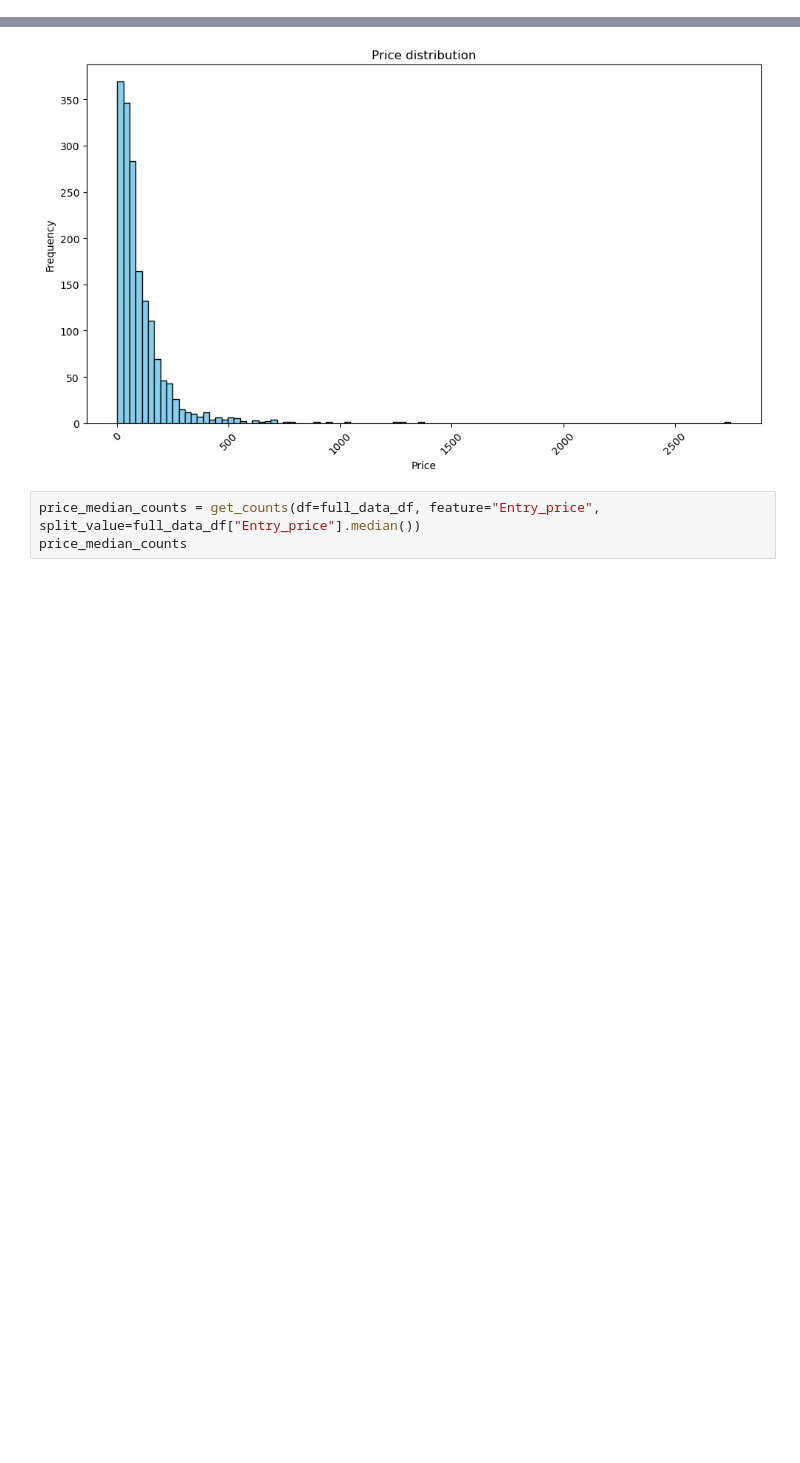
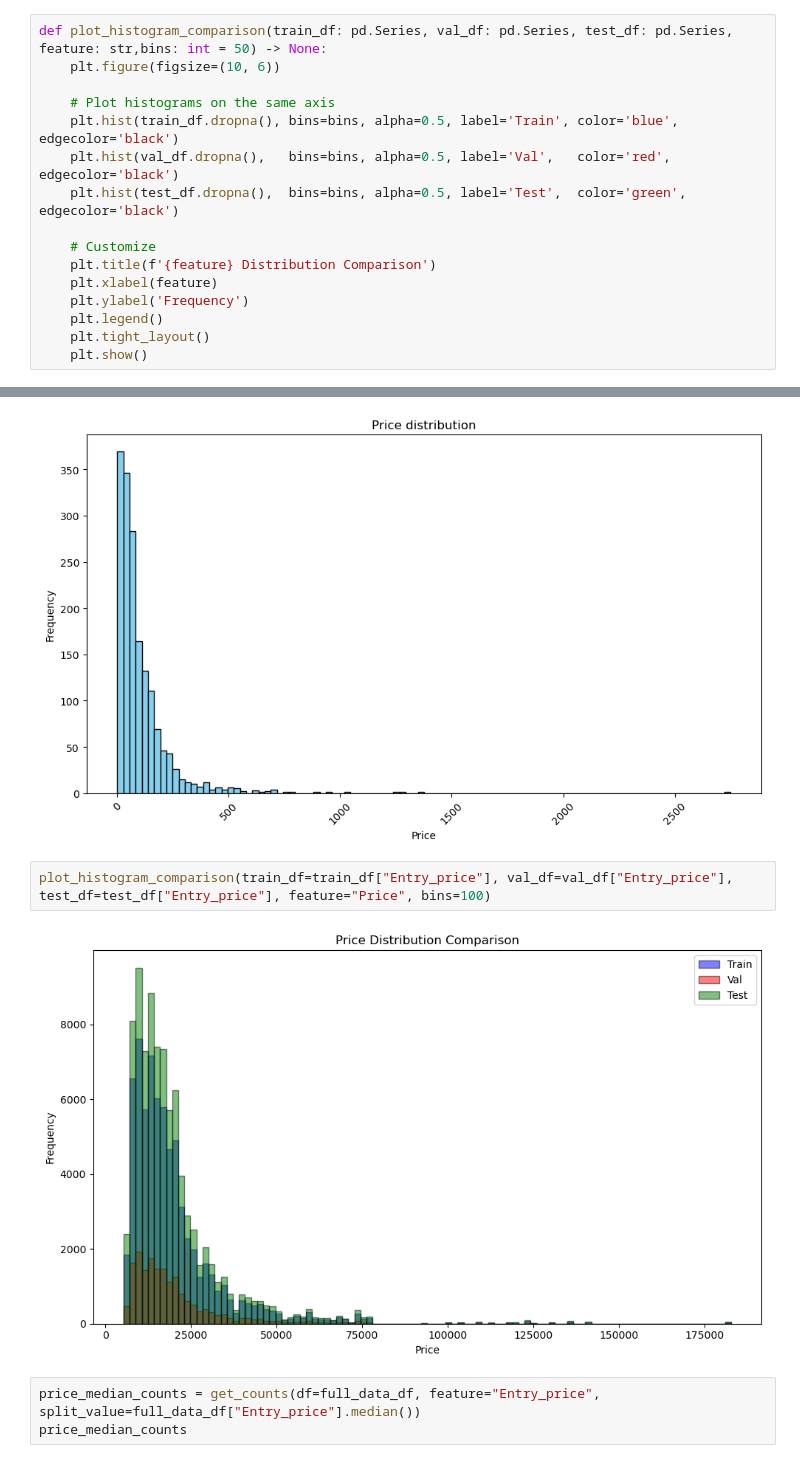
Before and after one commit to kgutjahr/STiL-TTA, a Jupyter notebook: data/visualize_dataset.ipynb, the cells around one changed output, grey strips where cells are left out. Saved outputs shown, nothing was run; the diff lists cells and outputs as text; blank space fills up the shorter version.

```diff
--- a/data/visualize_dataset.ipynb
+++ b/data/visualize_dataset.ipynb
@@ -375,5 +376,21 @@ def plot_compare_distribution(train_dist: Union[pd.Series, pd.DataFrame], val_di
     plt.grid(True)
     plt.tight_layout()
     plt.show()
+# %%
+def plot_histogram_comparison(train_df: pd.Series, val_df: pd.Series, test_df: pd.Series, feature: str,bins: int = 50) -> None:
+    plt.figure(figsize=(10, 6))
+
+    # Plot histograms on the same axis
+    plt.hist(train_df.dropna(), bins=bins, alpha=0.5, label='Train', color='blue', edgecolor='black')
+    plt.hist(val_df.dropna(),   bins=bins, alpha=0.5, label='Val',   color='red', edgecolor='black')
+    plt.hist(test_df.dropna(),  bins=bins, alpha=0.5, label='Test',  color='green', edgecolor='black')
+
+    # Customize
+    plt.title(f'{feature} Distribution Comparison')
+    plt.xlabel(feature)
+    plt.ylabel('Frequency')
+    plt.legend()
+    plt.tight_layout()
+    plt.show()
 # %%
 def calc_KL(first_dist: pd.DataFrame, second_dist: pd.DataFrame) -> np.ndarray:
@@ -706,6 +727,10 @@ price_counts = get_counts(df=full_data_df, feature="Entry_price")
 plot_distributions(df=price_counts, feature="Price", bins=100)
 # %% [output]
 [figure]
+# %%
+plot_histogram_comparison(train_df=train_df["Entry_price"], val_df=val_df["Entry_price"], test_df=test_df["Entry_price"], feature="Price", bins=100)
+# %% [output]
+[figure, added]
 # %%
 price_median_counts = get_counts(df=full_data_df, feature="Entry_price", split_value=full_data_df["Entry_price"].median())
 price_median_counts
```
Also changed, not shown: parts of 10 cells of this notebook.
